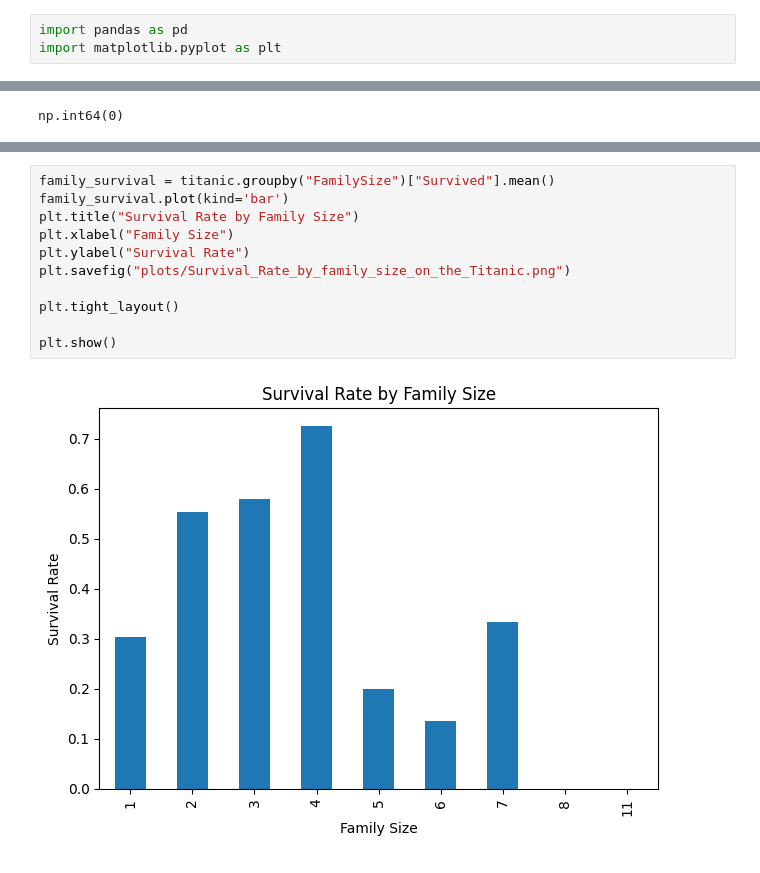
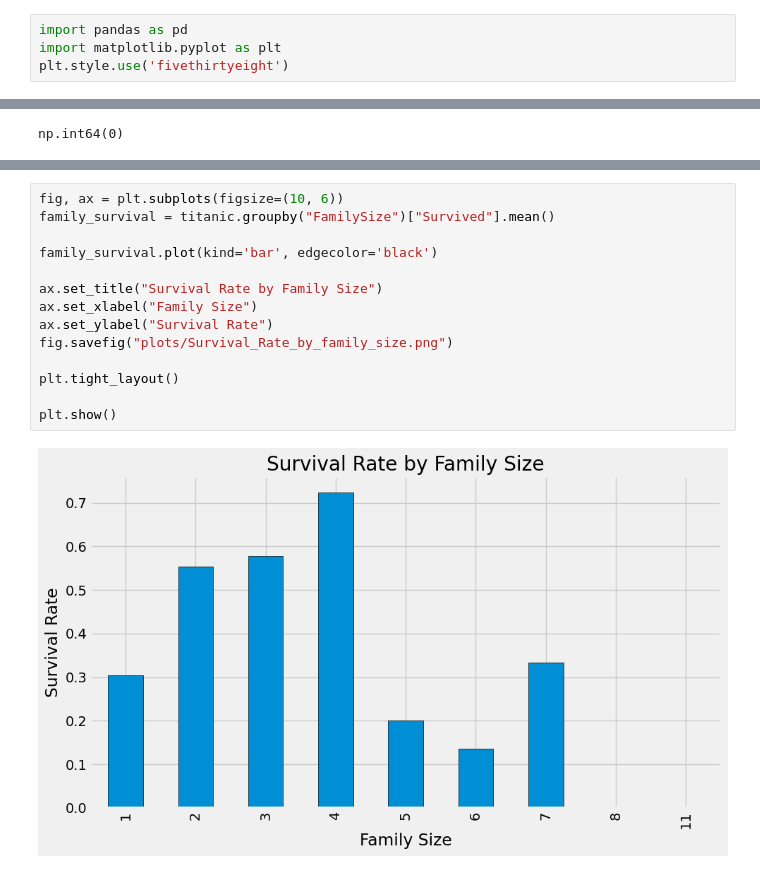
Before and after one commit to Rudeus0/titanic-data-analysis, a Jupyter notebook: analysis.ipynb, the cells around one changed output, grey strips where cells are left out. Drawn from its saved outputs; the diff is of its cells as text.

```diff
--- a/analysis.ipynb
+++ b/analysis.ipynb
@@ -1,6 +1,7 @@
 # %%
 import pandas as pd
 import matplotlib.pyplot as plt
+plt.style.use('fivethirtyeight')
 # %%
 titanic = pd.read_csv('data/titanic.csv')
 titanic.head()
@@ -116,14 +119,17 @@ plt.show()
 # %%
+fig, ax = plt.subplots(figsize=(10, 6))
 family_survival = titanic.groupby("FamilySize")["Survived"].mean()
-family_survival.plot(kind='bar')
-plt.title("Survival Rate by Family Size")
-plt.xlabel("Family Size")
-plt.ylabel("Survival Rate")
-plt.savefig("plots/Survival_Rate_by_family_size_on_the_Titanic.png")
+
+family_survival.plot(kind='bar', edgecolor='black')
+
+ax.set_title("Survival Rate by Family Size")
+ax.set_xlabel("Family Size")
+ax.set_ylabel("Survival Rate")
+fig.savefig("plots/Survival_Rate_by_family_size.png")
 
 plt.tight_layout()
 
 plt.show()
 # %% [output]
-[figure, old version]
+[figure, new version]
 # %%
```
Also changed, not shown: parts of 7 cells of this notebook, 11 other files.
